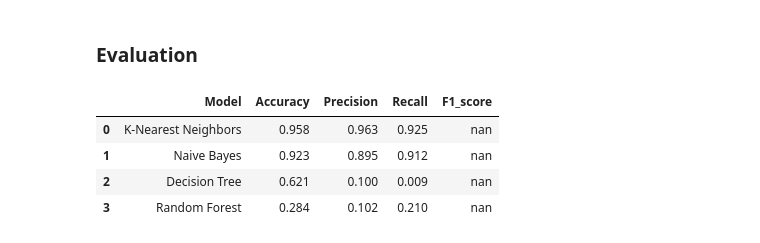
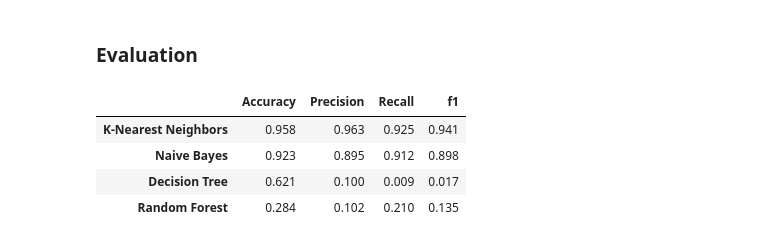
Before and after one commit to menna5/Breast-Cancer-Detection, a Jupyter notebook: Machine Learning Project.ipynb, the cells around one changed output. Saved outputs shown, nothing was run; the diff lists cells and outputs as text; code cells hidden in the pictures.

```diff
--- a/Machine Learning Project.ipynb
+++ b/Machine Learning Project.ipynb
@@ -179,25 +179,17 @@ for model, pred in pred.items():
     precission.append(np.mean(scores['test_precision']))
     recall.append(np.mean(scores['test_recall']))
     f1.append(np.mean(scores['test_f1']))
-# %%
-pd.options.display.float_format = '${:,.3f}'.format
-models = pd.DataFrame({
-    'Model'       : ['K-Nearest Neighbors','Naive Bayes', 'Decision Tree', 'Random Forest'],
-    'Accuracy'    : accuracy,
-    'Precision'   : precission,
-    'Recall'      : recall,
-    'F1 score'    : f1,
-    }, columns = ['Model', 'Accuracy', 'Precision', 'Recall', 'F1_score'])
-
-models['Accuracy'] = models['Accuracy'].map('{:,.3f}'.format)
-models['Precision'] = models['Precision'].map('{:,.3f}'.format)
-models['Recall'] = models['Recall'].map('{:,.3f}'.format)
-models['F1_score'] = models['F1_score'].map('{:,.3f}'.format)
-
-models.sort_values(by='Accuracy', ascending=False)
-# %% [output]
-|  | Model | Accuracy | Precision | Recall | F1_score |
-| 0 | K-Nearest Neighbors | 0.958 | 0.963 | 0.925 | nan |
-| 1 | Naive Bayes | 0.923 | 0.895 | 0.912 | nan |
-| 2 | Decision Tree | 0.621 | 0.100 | 0.009 | nan |
-| 3 | Random Forest | 0.284 | 0.102 | 0.210 | nan |
+# %%
+pd.options.display.float_format = '{:,.3f}'.format
+data={ 'Accuracy'    : accuracy,
+       'Precision'   : precission,
+       'Recall'      : recall,
+       'f1 '         : f1,}
+models = pd.DataFrame(data,index=['K-Nearest Neighbors','Naive Bayes', 'Decision Tree', 'Random Forest'])
+models.sort_values(by='Accuracy', ascending=False)
+# %% [output]
+|  | Accuracy | Precision | Recall | f1 |
+| K-Nearest Neighbors | 0.958 | 0.963 | 0.925 | 0.941 |
+| Naive Bayes | 0.923 | 0.895 | 0.912 | 0.898 |
+| Decision Tree | 0.621 | 0.100 | 0.009 | 0.017 |
+| Random Forest | 0.284 | 0.102 | 0.210 | 0.135 |
```
Also changed, not shown: parts of 2 cells of this notebook.
